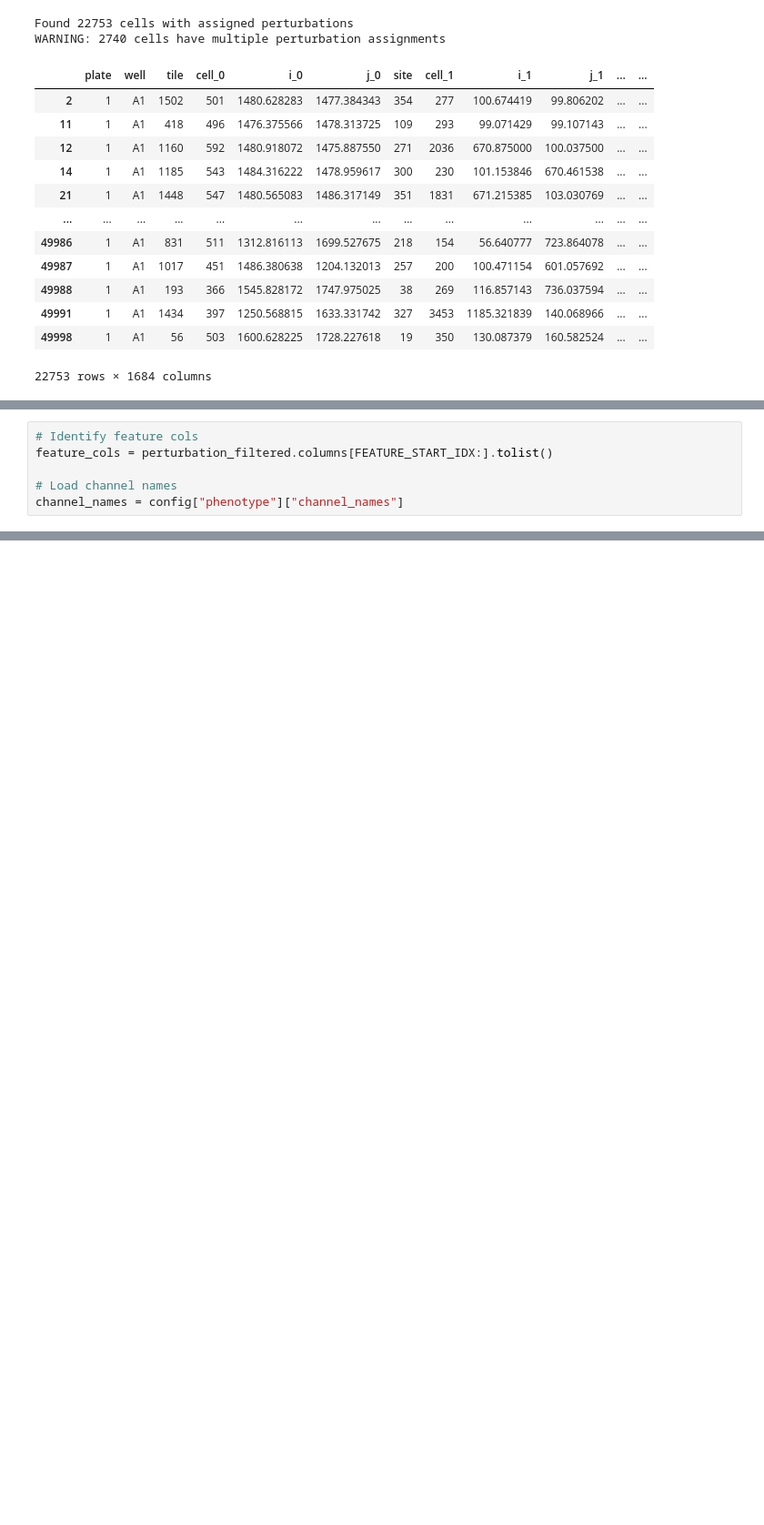
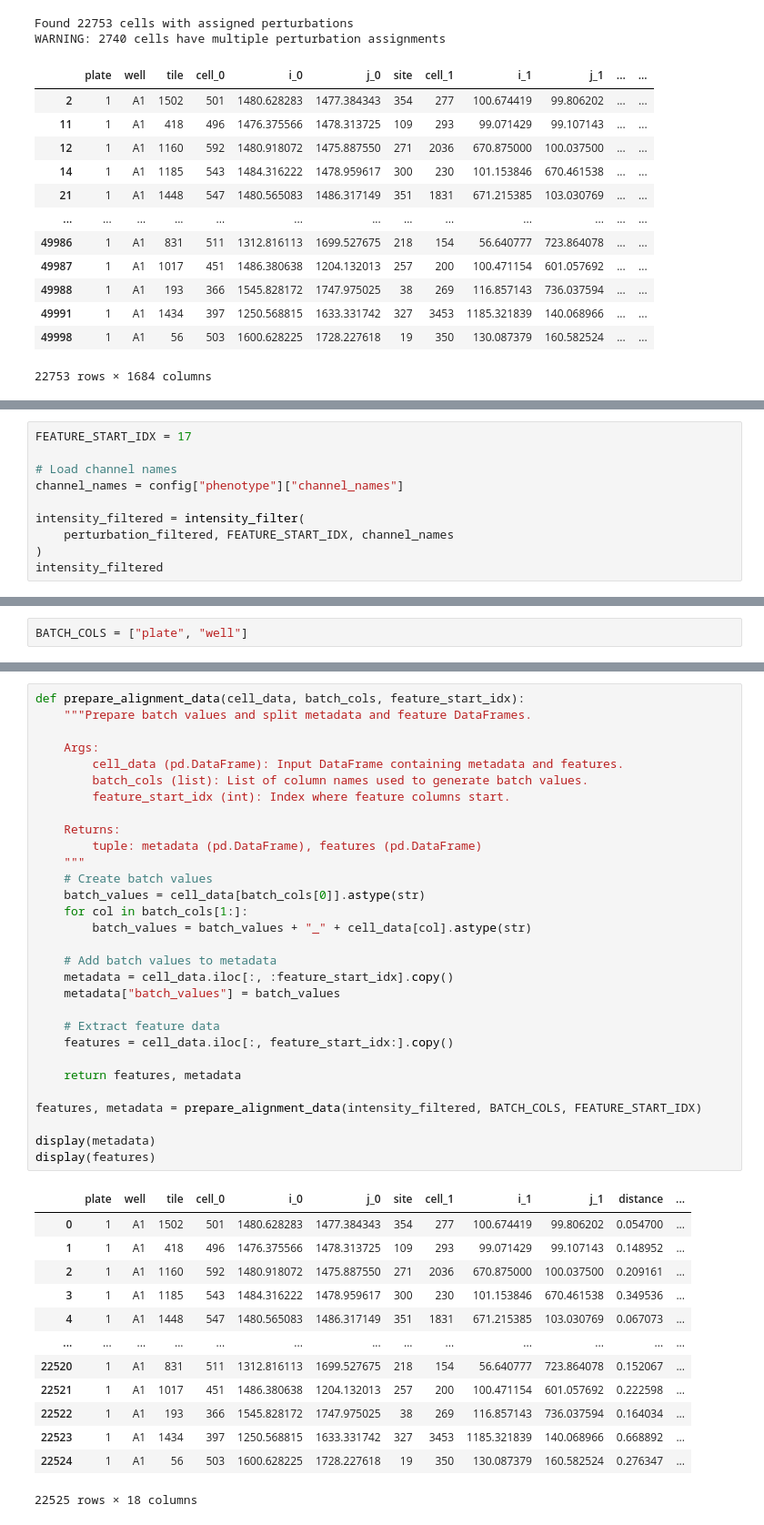
Before and after one commit to cheeseman-lab/brieflow-analysis, a Jupyter notebook: analysis/aggregate_testing.ipynb, the cells around one changed output, grey strips where cells are left out. Shown at 91% size. Drawn from its saved outputs; the diff is of its cells as text; blank space fills up the shorter version.

```diff
--- a/analysis/aggregate_testing.ipynb
+++ b/analysis/aggregate_testing.ipynb
@@ -219,6 +254,10 @@ FEATURE_START_IDX = 17
 # %%
-# Identify feature cols
-feature_cols = perturbation_filtered.columns[FEATURE_START_IDX:].tolist()
+FEATURE_START_IDX = 17
 
 # Load channel names
 channel_names = config["phenotype"]["channel_names"]
+
+intensity_filtered = intensity_filter(
+    perturbation_filtered, FEATURE_START_IDX, channel_names
+)
+intensity_filtered
@@ -264,0 +264,2 @@ intensity_filtered
+# %%
+BATCH_COLS = ["plate", "well"]
@@ -264,0 +282,44 @@ intensity_filtered
+# %%
+def prepare_alignment_data(cell_data, batch_cols, feature_start_idx):
+    """Prepare batch values and split metadata and feature DataFrames.
+
+    Args:
+        cell_data (pd.DataFrame): Input DataFrame containing metadata and features.
+        batch_cols (list): List of column names used to generate batch values.
+        feature_start_idx (int): Index where feature columns start.
+
+    Returns:
+        tuple: metadata (pd.DataFrame), features (pd.DataFrame)
+    """
+    # Create batch values
+    batch_values = cell_data[batch_cols[0]].astype(str)
+    for col in batch_cols[1:]:
+        batch_values = batch_values + "_" + cell_data[col].astype(str)
+
+    # Add batch values to metadata
+    metadata = cell_data.iloc[:, :feature_start_idx].copy()
+    metadata["batch_values"] = batch_values
+
+    # Extract feature data
+    features = cell_data.iloc[:, feature_start_idx:].copy()
+
+    return features, metadata
+
+features, metadata = prepare_alignment_data(intensity_filtered, BATCH_COLS, FEATURE_START_IDX)
+
+display(metadata)
+display(features)
+# %% [output]
+|  | plate | well | tile | cell_0 | i_0 | j_0 | site | cell_1 | i_1 | j_1 | distance | ... |
+| 0 | 1 | A1 | 1502 | 501 | 1480.628283 | 1477.384343 | 354 | 277 | 100.674419 | 99.806202 | 0.054700 | ... |
+| 1 | 1 | A1 | 418 | 496 | 1476.375566 | 1478.313725 | 109 | 293 | 99.071429 | 99.107143 | 0.148952 | ... |
+| 2 | 1 | A1 | 1160 | 592 | 1480.918072 | 1475.887550 | 271 | 2036 | 670.875000 | 100.037500 | 0.209161 | ... |
+| 3 | 1 | A1 | 1185 | 543 | 1484.316222 | 1478.959617 | 300 | 230 | 101.153846 | 670.461538 | 0.349536 | ... |
+| 4 | 1 | A1 | 1448 | 547 | 1480.565083 | 1486.317149 | 351 | 1831 | 671.215385 | 103.030769 | 0.067073 | ... |
+| ... | ... | ... | ... | ... | ... | ... | ... | ... | ... | ... | ... | ... |
+| 22520 | 1 | A1 | 831 | 511 | 1312.816113 | 1699.527675 | 218 | 154 | 56.640777 | 723.864078 | 0.152067 | ... |
+| 22521 | 1 | A1 | 1017 | 451 | 1486.380638 | 1204.132013 | 257 | 200 | 100.471154 | 601.057692 | 0.222598 | ... |
+| 22522 | 1 | A1 | 193 | 366 | 1545.828172 | 1747.975025 | 38 | 269 | 116.857143 | 736.037594 | 0.164034 | ... |
+| 22523 | 1 | A1 | 1434 | 397 | 1250.568815 | 1633.331742 | 327 | 3453 | 1185.321839 | 140.068966 | 0.668892 | ... |
+| 22524 | 1 | A1 | 56 | 503 | 1600.628225 | 1728.227618 | 19 | 350 | 130.087379 | 160.582524 | 0.276347 | ... |
+22525 rows × 18 columns
```
Also changed, not shown: parts of 9 cells of this notebook.
